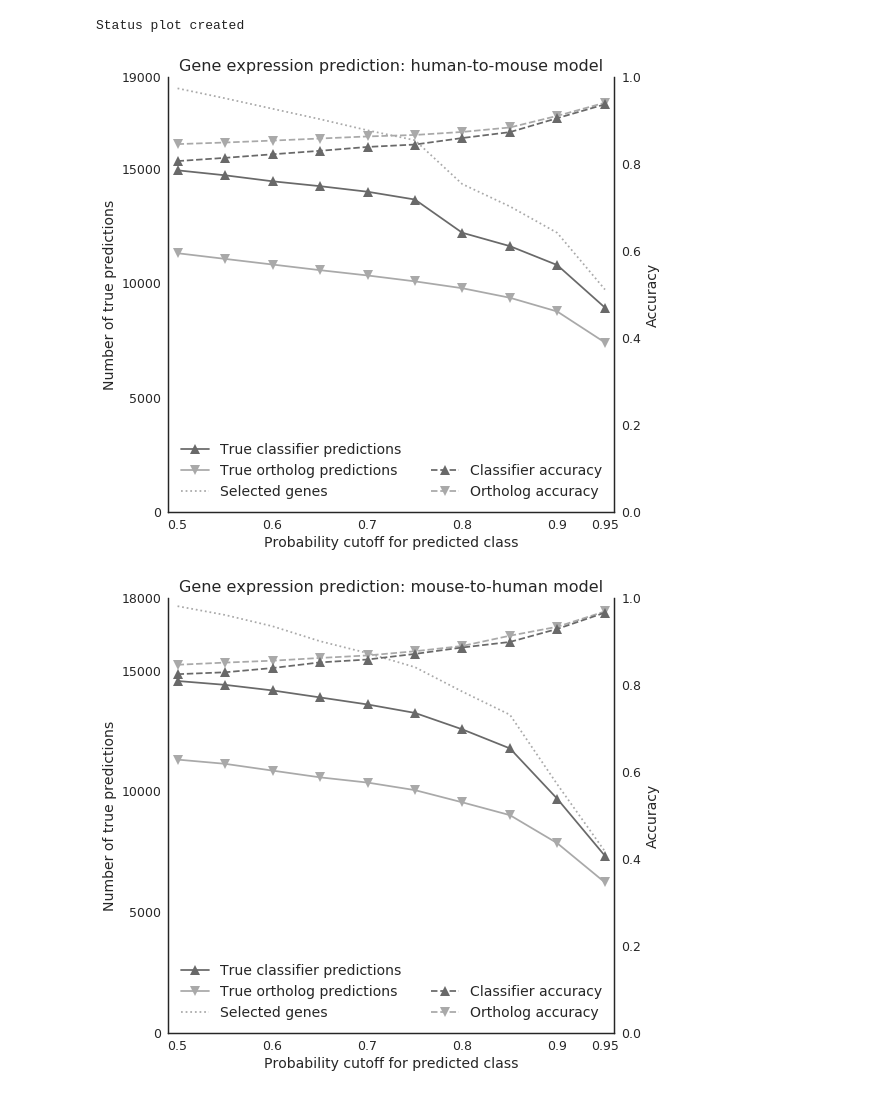
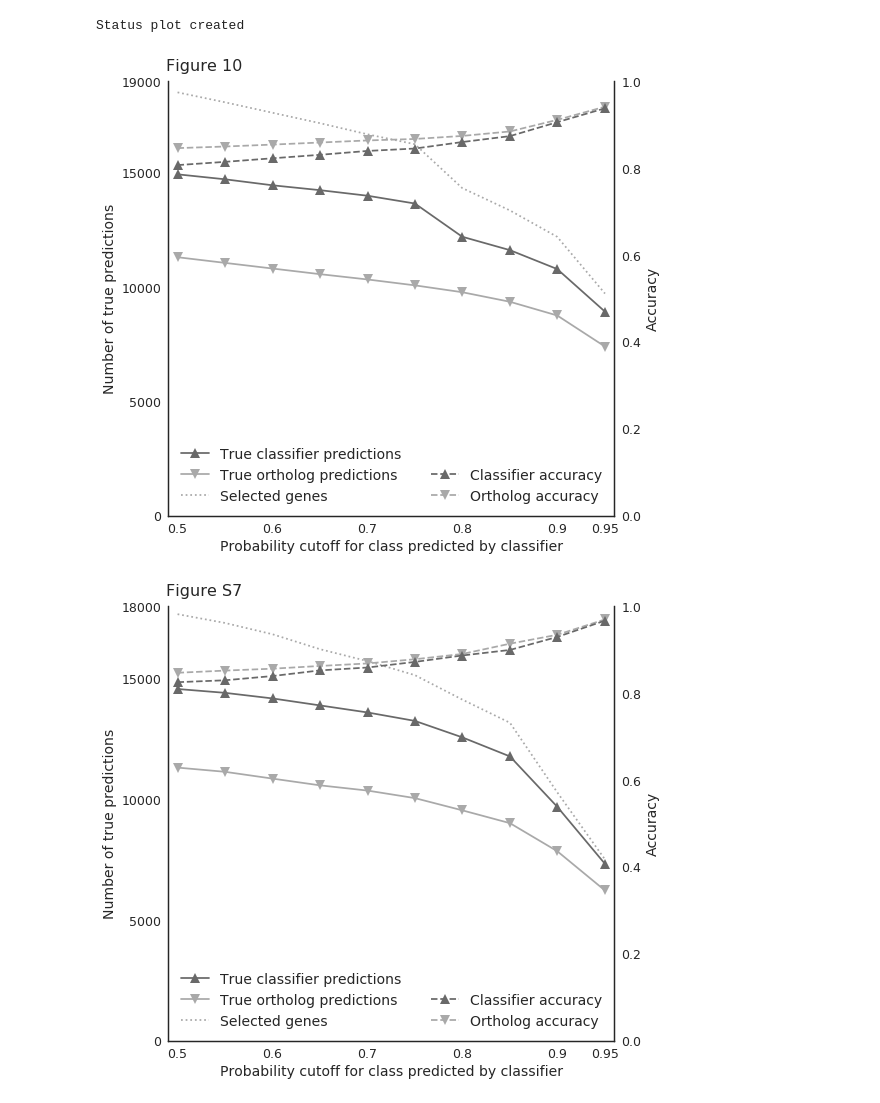
Before and after one commit to ptrebert/project-cross-species, a Jupyter notebook: notebooks/plotting/plot_model_perfcomp_prob.ipynb, the cells around one changed output. Saved outputs shown, nothing was run; the diff lists cells and outputs as text; code cells hidden in the pictures.

Commit message:
updated notebook model performance/prob

```diff
--- a/notebooks/plotting/plot_model_perfcomp_prob.ipynb
+++ b/notebooks/plotting/plot_model_perfcomp_prob.ipynb
@@ -24,6 +24,11 @@ import seaborn as sns
 from scipy.stats import mannwhitneyu as mwu
 
 from sklearn.metrics import accuracy_score
+
+# What is this?
+# Plot model performance for different
+# thresholds on prob of predicted class
+# Includes ortholog performance on chosen subset
 
 date = '20180314'
 
@@ -72,6 +77,8 @@ def exec_status():
                 hdf.put('/'.join(key), value, format='table')
 
     spec_pairs = sorted(set([(k[0], k[1]) for k in perf_scores.keys()]))
+    fig_keys = {('human', 'mouse'): ('10', 'main'),
+                ('mouse', 'human'): ('S7', 'supp')}
     for trg, qry in spec_pairs:
         total_genes = perf_scores[(trg, qry, 'total', 'model')]
         total_ortho = perf_scores[(trg, qry, 'total', 'ortho')]
@@ -79,20 +86,33 @@ def exec_status():
         total_ortho = total_ortho.max(axis=0).max()
 
         sub_genes = perf_scores[(trg, qry, 'sub', 'model')]
+        if sub_genes.shape[0] < 5:
+            select_pred = (sub_genes == 0).any(axis=0)
+            select_pred = ~select_pred
+        else:
+            select_pred = np.ones(sub_genes.shape[1]).astype(np.bool)
+
         sub_genes = sub_genes.median(axis=0)
+        sub_genes = sub_genes[select_pred]
 
         yl_model = perf_scores[(trg, qry, 'true', 'model')]
         yl_model = yl_model.median(axis=0)
+        yl_model = yl_model[select_pred]
+
         yl_ortho = perf_scores[(trg, qry, 'true', 'ortho')]
         yl_ortho = yl_ortho.median(axis=0)
+        yl_ortho = yl_ortho[select_pred]
+
         left_values = [yl_model, yl_ortho]
         left_label = 'Number of true predictions'
 
         yr_model = perf_scores[(trg, qry, 'acc', 'model')]
         yr_model = yr_model.median(axis=0)
+        yr_model = yr_model[select_pred]
 
         yr_ortho = perf_scores[(trg, qry, 'acc', 'ortho')]
         yr_ortho = yr_ortho.median(axis=0)
+        yr_ortho = yr_ortho[select_pred]
 
         right_values = [yr_model, yr_ortho]
         right_label = 'Accuracy'
@@ -107,20 +127,26 @@ def exec_status():
         linemarkers = ['^', 'v']
         linelabels = ['Classifier', 'Orthologs']
 
-        plot_title = 'Gene expression prediction: {}-to-{} model'.format(trg, qry)
+        plot_title = '{}-to-{} model'.format(trg, qry)
 
         if trg in ['human', 'mouse'] and qry in ['human', 'mouse']:
+            fk, subfolder = fig_keys[(trg, qry)]
+            plot_title = 'Figure {}'.format(fk)
             fig, exart = plot_perf_comp_lines(left_values, total_genes, right_values, x_vals, sub_genes,
                                               left_label, right_label, plot_title,
                                               linecolors, linestyles, linemarkers, linelabels)
             if save_figures:
-                outfile = '{}_fig_X_main_{}-to-{}_testperf_prob.svg'.format(date, trg, qry)
-                outpath = os.path.join(out_folder, 'main', outfile)
+                outname = 'fig_{}_{}-{}_testperf_prob'.format(fk, trg, qry)
+
+                outpath = os.path.join(out_folder, subfolder, 'raw', outname + '.svg')
                 fig.savefig(outpath, bbox_extra_artists=exart, bbox_inches='tight')
-                outpath = outpath.replace('.svg', '.png')
+
+                outpath = os.path.join(out_folder, subfolder, 'png', outname + '.png')
                 fig.savefig(outpath, bbox_extra_artists=exart, bbox_inches='tight', dpi=300)
-                outpath = outpath.replace('.png', '.pdf')
+
+                outpath = os.path.join(out_folder, subfolder, 'png', outname + '.pdf')
                 fig.savefig(outpath, bbox_extra_artists=exart, bbox_inches='tight')
+
     return True
 
 
@@ -131,8 +157,8 @@ def plot_perf_comp_lines(left_vals, left_max, right_vals, x_vals, sub_sizes,
     """
     fig, ax1 = plt.subplots(figsize=(8, 8))
     extra_artists = []
-    ax1.set_xlim(x_vals.min() - 0.01, x_vals.max() + 0.01)
-    ax1.set_xlabel('Probability cutoff for predicted class', fontsize=14)
+    ax1.set_xlim(x_vals.min() - 0.01, max(0.95, x_vals.max()) + 0.01)
+    ax1.set_xlabel('Probability cutoff for class predicted by classifier', fontsize=14)
     rounded_max = int(left_max // 1000 * 1000 + 1000)
     yticks = list(range(0, rounded_max, 5000))
     yticks.append(rounded_max)
@@ -176,7 +202,8 @@ def plot_perf_comp_lines(left_vals, left_max, right_vals, x_vals, sub_sizes,
     ax2_handles, ax2_labels = ax2.get_legend_handles_labels()
     ax2_legend = ax2.legend(loc=4, fontsize=14)
 
-    ax2.set_title(title, fontsize=16)
+    tt = ax2.set_title(title, fontsize=16)
+    tt.set_position([0.08, 1.01])
     return fig, extra_artists
 
 
@@ -272,32 +299,32 @@ def collect_performances(model_file, ortho_file, model_type, comparison):
                                                              qry + '_name', ortho_true, ortho_pred)
                 for label in model_perf.index:
                     if (trg, qry, label, 'model') in collect_scores:
                         old = collect_scores[(trg, qry, label, 'model')]
                         new = model_perf.loc[label, :].to_frame().transpose()
                         new.index = [0]
                         tmp = pd.concat([old, new], axis=0, ignore_index=True)
                         collect_scores[(trg, qry, label, 'model')] = tmp
 
                         old = collect_scores[(trg, qry, label, 'ortho')]
                         new = ortho_perf.loc[label, :].to_frame().transpose()
                         new.index = [0]
                         tmp = pd.concat([old, new], axis=0, ignore_index=True)
                         collect_scores[(trg, qry, label, 'ortho')] = tmp
                     else:
                         tmp = model_perf.loc[label, :].to_frame().transpose()
                         tmp.index = [0]
                         collect_scores[(trg, qry, label, 'model')] = tmp
 
                         tmp = ortho_perf.loc[label, :].to_frame().transpose()
                         tmp.index = [0]
                         collect_scores[(trg, qry, label, 'ortho')] = tmp
     return collect_scores
 
 
 if run_exec_perf_comp:
     execd = exec_status()
     print('Status plot created')
 # %% [output]
 Status plot created
-[figure, old version]
+[figure, new version]
-[figure, old version]
+[figure, new version]
```
